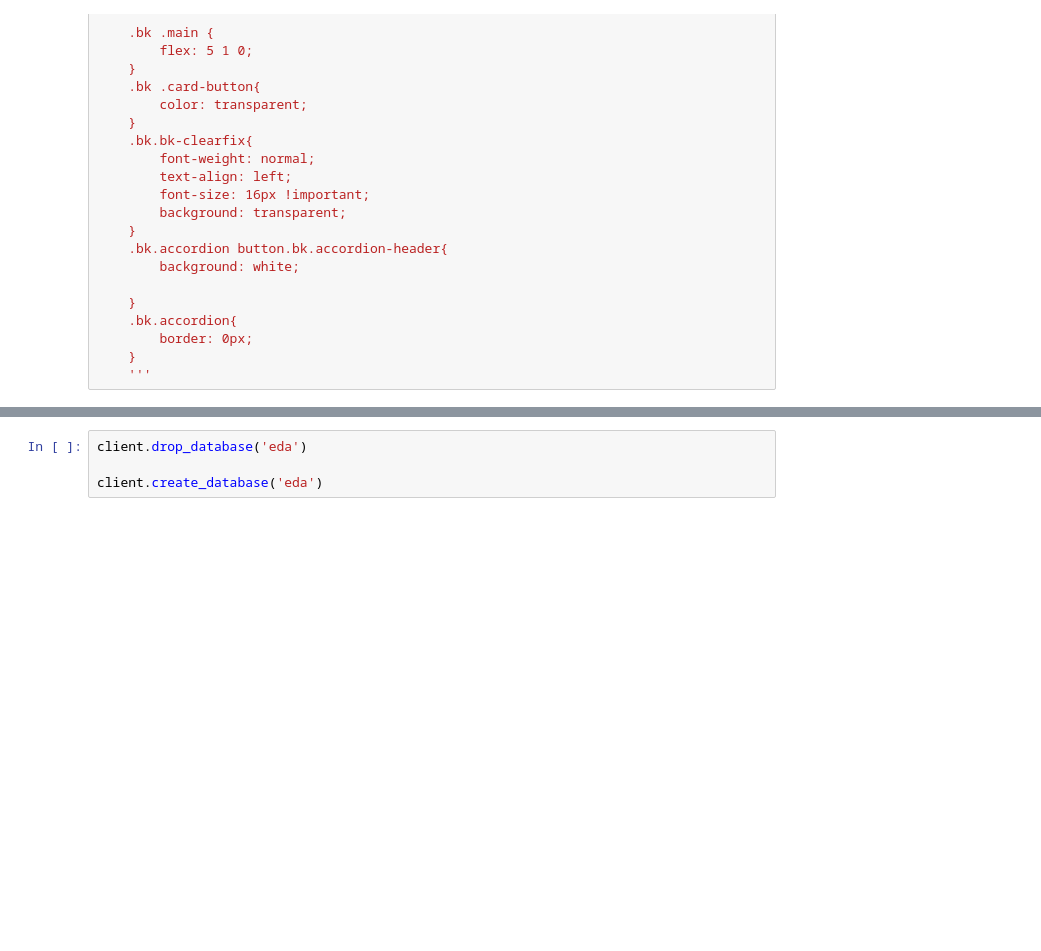
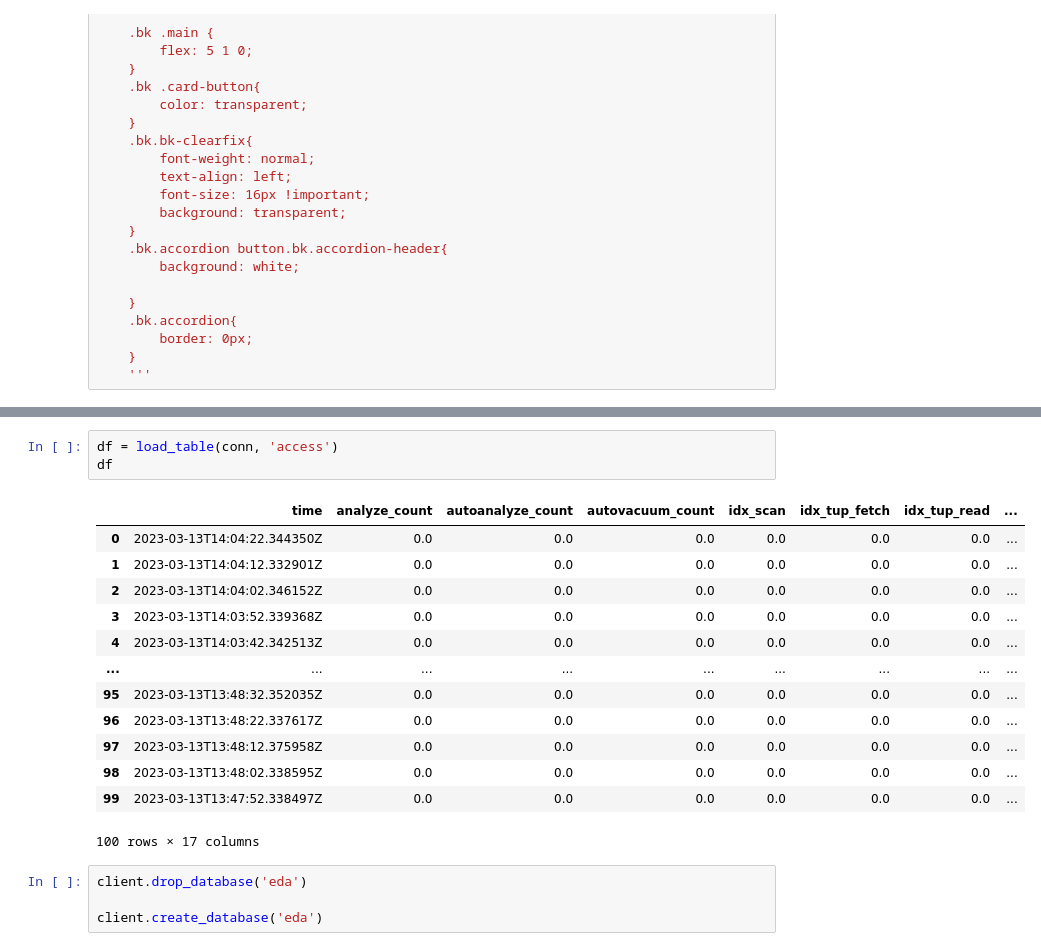
Before and after one commit to allene-ha/EDA_Framework, a Jupyter notebook: demo.ipynb, the cells around one changed output, grey strips where cells are left out. Cells and saved outputs as stored; diff of their text form; blank space fills up the shorter version.

```diff
--- a/demo.ipynb
+++ b/demo.ipynb
@@ -73,3 +63,20 @@ show_schema(conn)
+# %%
+df = load_table(conn, 'access')
+df
+# %% [output]
+|  | time | analyze_count | autoanalyze_count | autovacuum_count | idx_scan | idx_tup_fetch | idx_tup_read | ... |
+| 0 | 2023-03-13T14:04:22.344350Z | 0.0 | 0.0 | 0.0 | 0.0 | 0.0 | 0.0 | ... |
+| 1 | 2023-03-13T14:04:12.332901Z | 0.0 | 0.0 | 0.0 | 0.0 | 0.0 | 0.0 | ... |
+| 2 | 2023-03-13T14:04:02.346152Z | 0.0 | 0.0 | 0.0 | 0.0 | 0.0 | 0.0 | ... |
+| 3 | 2023-03-13T14:03:52.339368Z | 0.0 | 0.0 | 0.0 | 0.0 | 0.0 | 0.0 | ... |
+| 4 | 2023-03-13T14:03:42.342513Z | 0.0 | 0.0 | 0.0 | 0.0 | 0.0 | 0.0 | ... |
+| ... | ... | ... | ... | ... | ... | ... | ... | ... |
+| 95 | 2023-03-13T13:48:32.352035Z | 0.0 | 0.0 | 0.0 | 0.0 | 0.0 | 0.0 | ... |
+| 96 | 2023-03-13T13:48:22.337617Z | 0.0 | 0.0 | 0.0 | 0.0 | 0.0 | 0.0 | ... |
+| 97 | 2023-03-13T13:48:12.375958Z | 0.0 | 0.0 | 0.0 | 0.0 | 0.0 | 0.0 | ... |
+| 98 | 2023-03-13T13:48:02.338595Z | 0.0 | 0.0 | 0.0 | 0.0 | 0.0 | 0.0 | ... |
+| 99 | 2023-03-13T13:47:52.338497Z | 0.0 | 0.0 | 0.0 | 0.0 | 0.0 | 0.0 | ... |
+100 rows × 17 columns
 # %%
 client.drop_database('eda')
 
```
Also changed, not shown: parts of 4 cells of this notebook, 1 other file.
